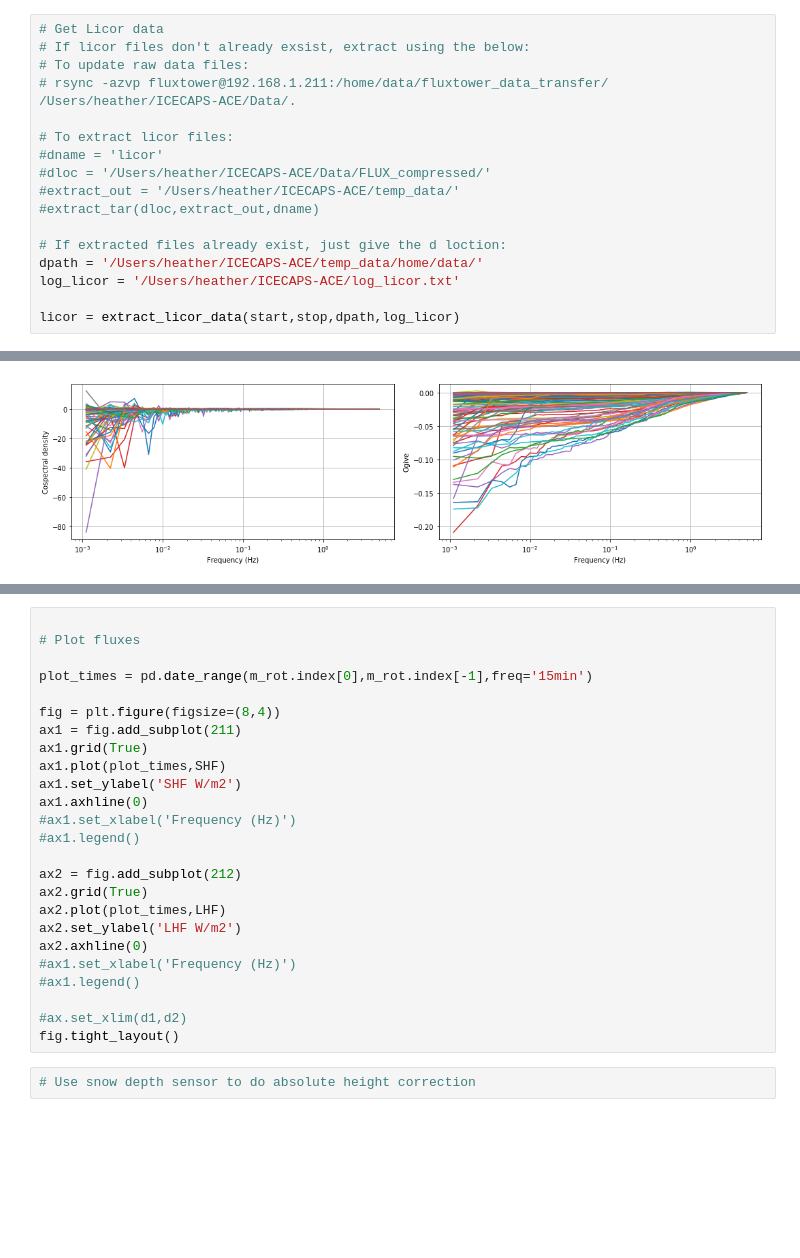
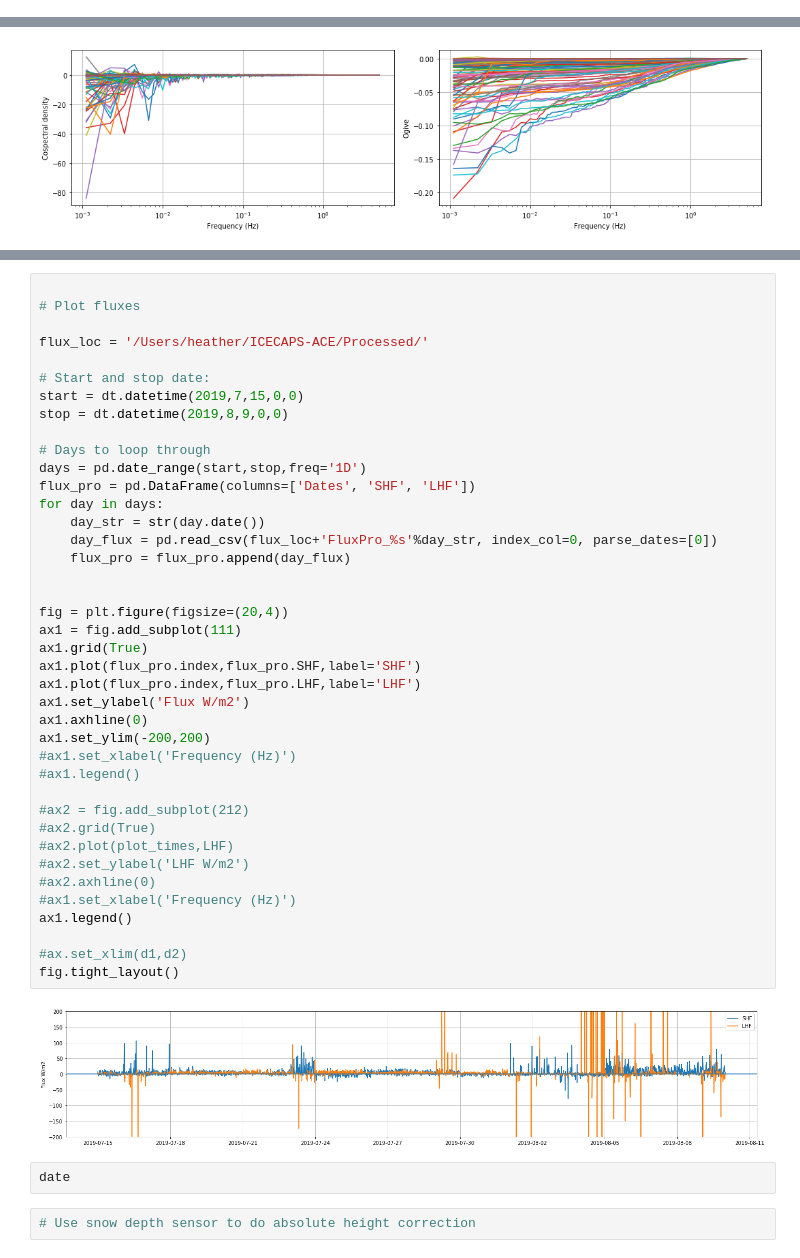
Before and after one commit to heatherguy/ICECAPS-ACE, a Jupyter notebook: DataParse/fluxtower_process.ipynb, the cells around one changed output, grey strips where cells are left out. Cells and saved outputs as stored; diff of their text form; blank space fills up the shorter version.

Commit message:
Snow depth temperature correct. Updates to data parsing. Updates to flux calculation.

```diff
--- a/DataParse/fluxtower_process.ipynb
+++ b/DataParse/fluxtower_process.ipynb
@@ -34,17 +7,0 @@ Data error with 190809_180000.00.metek1
-# %%
-# Get Licor data
-# If licor files don't already exsist, extract using the below:
-# To update raw data files:
-# rsync -azvp fluxtower@192.168.1.211:/home/data/fluxtower_data_transfer/ /Users/heather/ICECAPS-ACE/Data/.
-
-# To extract licor files:
-#dname = 'licor'
-#dloc = '/Users/heather/ICECAPS-ACE/Data/FLUX_compressed/'
-#extract_out = '/Users/heather/ICECAPS-ACE/temp_data/'
-#extract_tar(dloc,extract_out,dname)
-
-# If extracted files already exist, just give the d loction:
-dpath = '/Users/heather/ICECAPS-ACE/temp_data/home/data/'
-log_licor = '/Users/heather/ICECAPS-ACE/log_licor.txt'
-
-licor = extract_licor_data(start,stop,dpath,log_licor)
@@ -116,28 +119,47 @@ KeyError: Timestamp('2019-08-07 17:00:00', freq='15T')
 # %%
 
 # Plot fluxes
 
-plot_times = pd.date_range(m_rot.index[0],m_rot.index[-1],freq='15min')
+flux_loc = '/Users/heather/ICECAPS-ACE/Processed/'
 
-fig = plt.figure(figsize=(8,4))
-ax1 = fig.add_subplot(211)
+# Start and stop date:
+start = dt.datetime(2019,7,15,0,0)
+stop = dt.datetime(2019,8,9,0,0)
+
+# Days to loop through
+days = pd.date_range(start,stop,freq='1D')
+flux_pro = pd.DataFrame(columns=['Dates', 'SHF', 'LHF'])
+for day in days:
+    day_str = str(day.date())
+    day_flux = pd.read_csv(flux_loc+'FluxPro_%s'%day_str, index_col=0, parse_dates=[0])
+    flux_pro = flux_pro.append(day_flux)
+
+
+fig = plt.figure(figsize=(20,4))
+ax1 = fig.add_subplot(111)
 ax1.grid(True)
-ax1.plot(plot_times,SHF)
-ax1.set_ylabel('SHF W/m2')
+ax1.plot(flux_pro.index,flux_pro.SHF,label='SHF')
+ax1.plot(flux_pro.index,flux_pro.LHF,label='LHF')
+ax1.set_ylabel('Flux W/m2')
 ax1.axhline(0)
+ax1.set_ylim(-200,200)
 #ax1.set_xlabel('Frequency (Hz)')
 #ax1.legend()
 
-ax2 = fig.add_subplot(212)
-ax2.grid(True)
-ax2.plot(plot_times,LHF)
-ax2.set_ylabel('LHF W/m2')
-ax2.axhline(0)
+#ax2 = fig.add_subplot(212)
+#ax2.grid(True)
+#ax2.plot(plot_times,LHF)
+#ax2.set_ylabel('LHF W/m2')
+#ax2.axhline(0)
 #ax1.set_xlabel('Frequency (Hz)')
-#ax1.legend()
+ax1.legend()
 
 #ax.set_xlim(d1,d2)
 fig.tight_layout()
+# %% [output]
+[figure, added]
+# %%
+date
 # %%
 # Use snow depth sensor to do absolute height correction
 # %%
```
Also changed, not shown: parts of 10 cells of this notebook, 5 other files.
